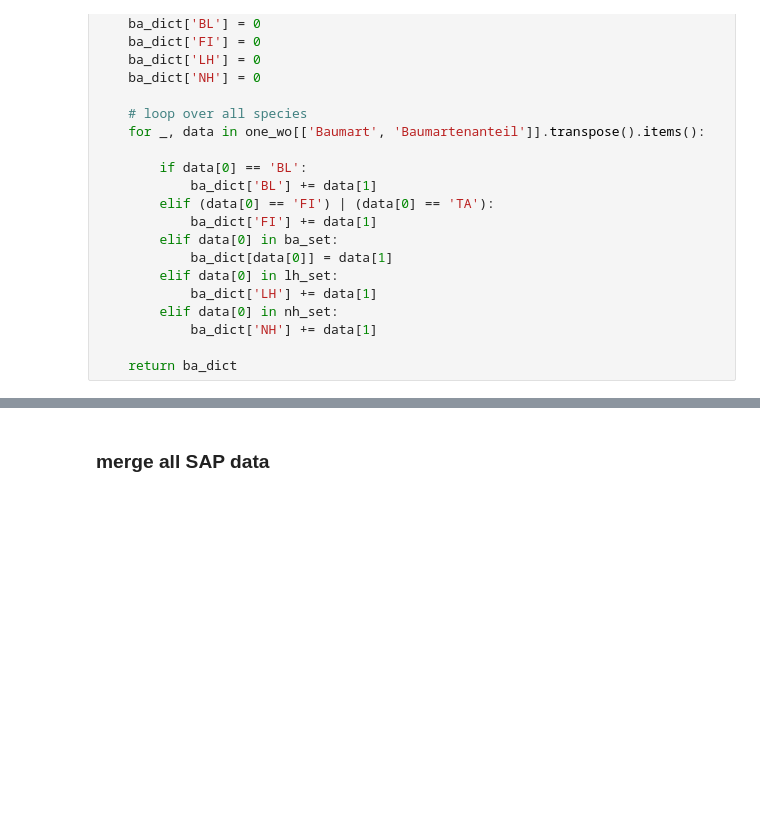
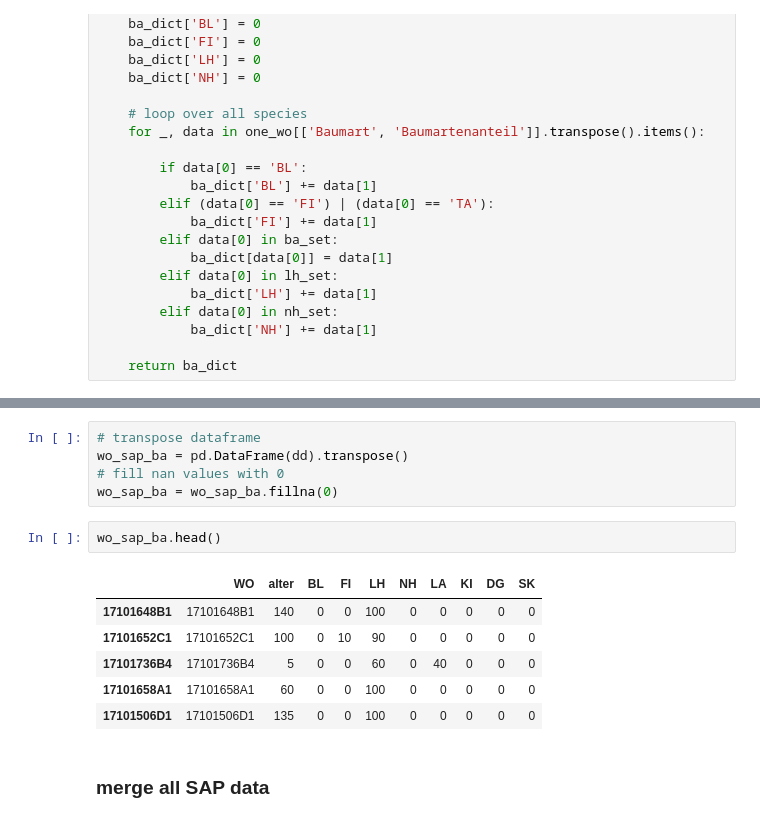
Before and after one commit to satlawa/edin_diss_geo, a Jupyter notebook: new/create_GIS_ground_truth_(vector)_test.ipynb, the cells around one changed output, grey strips where cells are left out. Saved outputs shown, nothing was run; the diff lists cells and outputs as text; blank space fills up the shorter version.

```diff
--- a/new/create_GIS_ground_truth_(vector)_test.ipynb
+++ b/new/create_GIS_ground_truth_(vector)_test.ipynb
@@ -507,3 +433,17 @@ wo_sap_stoe['age'] =
+# %%
+# transpose dataframe
+wo_sap_ba = pd.DataFrame(dd).transpose()
+# fill nan values with 0
+wo_sap_ba = wo_sap_ba.fillna(0)
+# %%
+wo_sap_ba.head()
+# %% [output]
+|  | WO | alter | BL | FI | LH | NH | LA | KI | DG | SK |
+| 17101648B1 | 17101648B1 | 140 | 0 | 0 | 100 | 0 | 0 | 0 | 0 | 0 |
+| 17101652C1 | 17101652C1 | 100 | 0 | 10 | 90 | 0 | 0 | 0 | 0 | 0 |
+| 17101736B4 | 17101736B4 | 5 | 0 | 0 | 60 | 0 | 40 | 0 | 0 | 0 |
+| 17101658A1 | 17101658A1 | 60 | 0 | 0 | 100 | 0 | 0 | 0 | 0 | 0 |
+| 17101506D1 | 17101506D1 | 135 | 0 | 0 | 100 | 0 | 0 | 0 | 0 | 0 |
 # %% [markdown]
 ### merge all SAP data
 # %%
```
Also changed, not shown: parts of 21 cells of this notebook, 1 other file.
